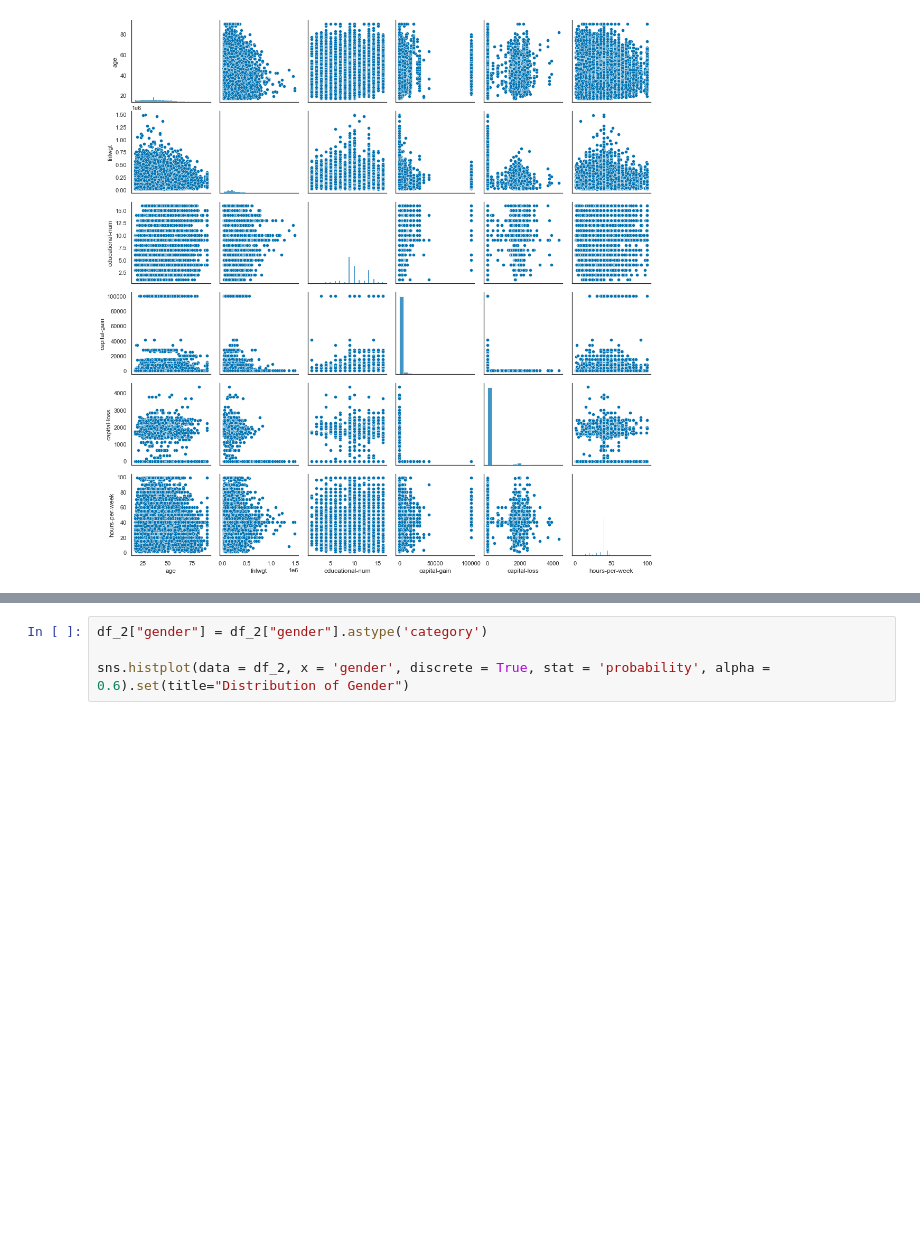
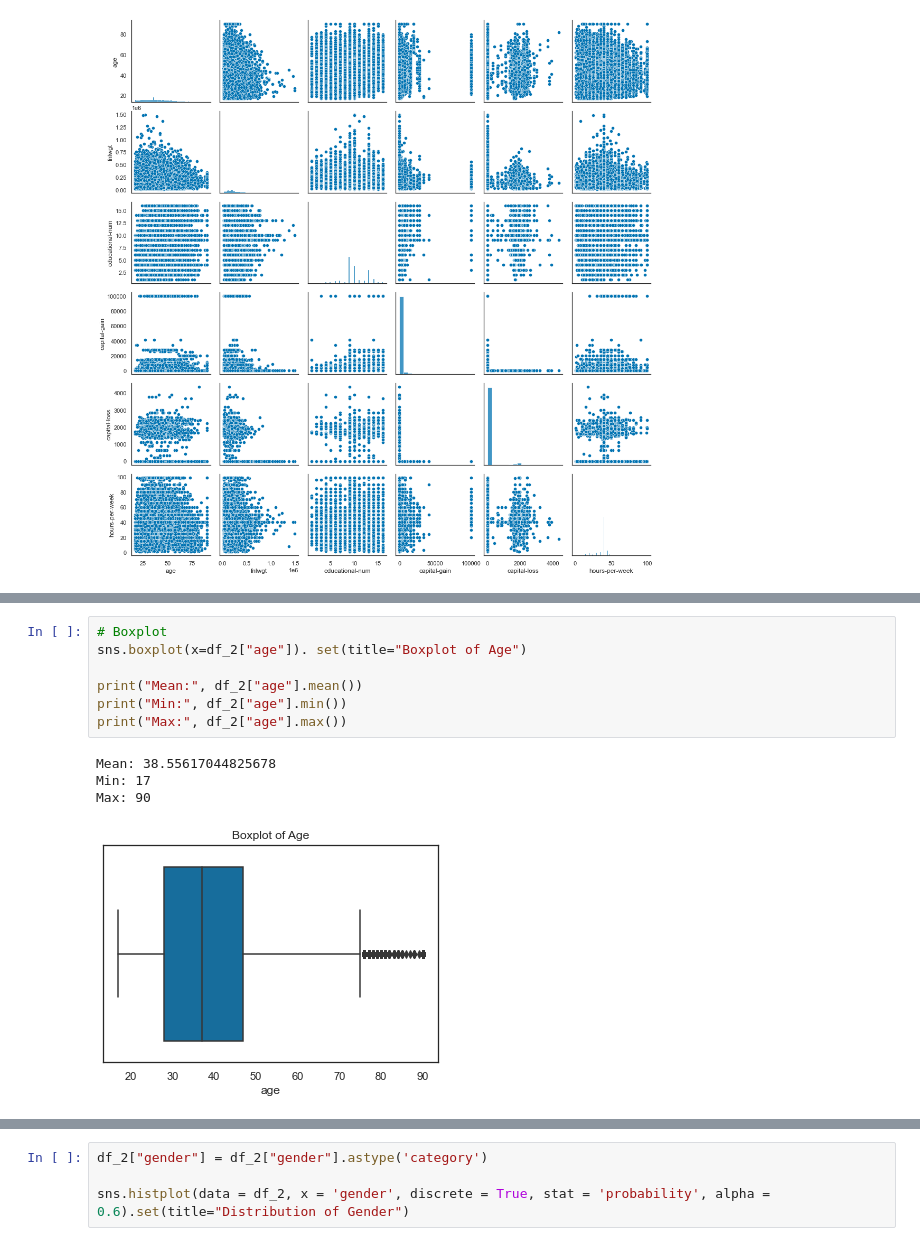
Before and after one commit to j-dominguez9/ML1_Proj1, a Jupyter notebook: CensusAdultDatasetEDA.ipynb, the cells around one changed output, grey strips where cells are left out. Drawn from its saved outputs; the diff is of its cells as text; blank space fills up the shorter version.

```diff
--- a/CensusAdultDatasetEDA.ipynb
+++ b/CensusAdultDatasetEDA.ipynb
@@ -335,0 +347,12 @@ sns.histplot(data = df_2, x = "age", alpha = 0.6).set(title="Distribution of Age
+# %%
+# Boxplot
+sns.boxplot(x=df_2["age"]). set(title="Boxplot of Age")
+
+print("Mean:", df_2["age"].mean())
+print("Min:", df_2["age"].min())
+print("Max:", df_2["age"].max())
+# %% [output]
+Mean: 38.55617044825678
+Min: 17
+Max: 90
+[figure, added]
```
Also changed, not shown: parts of 6 cells of this notebook.
